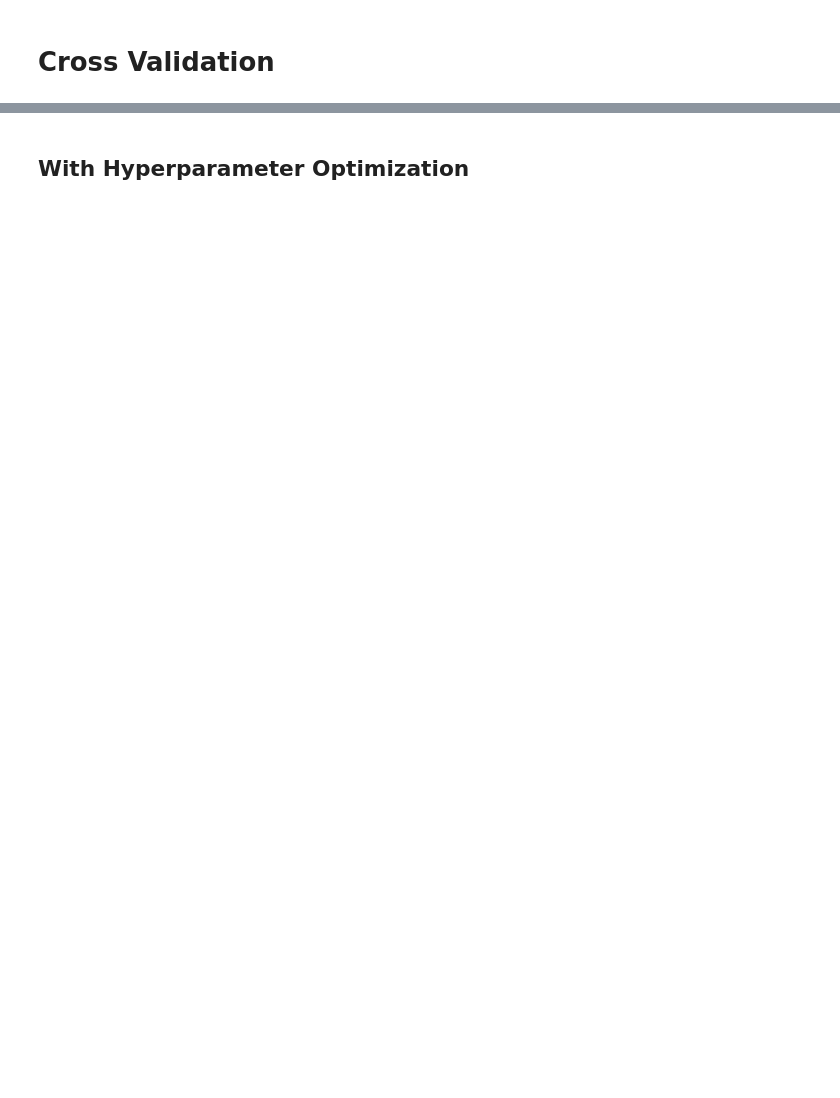
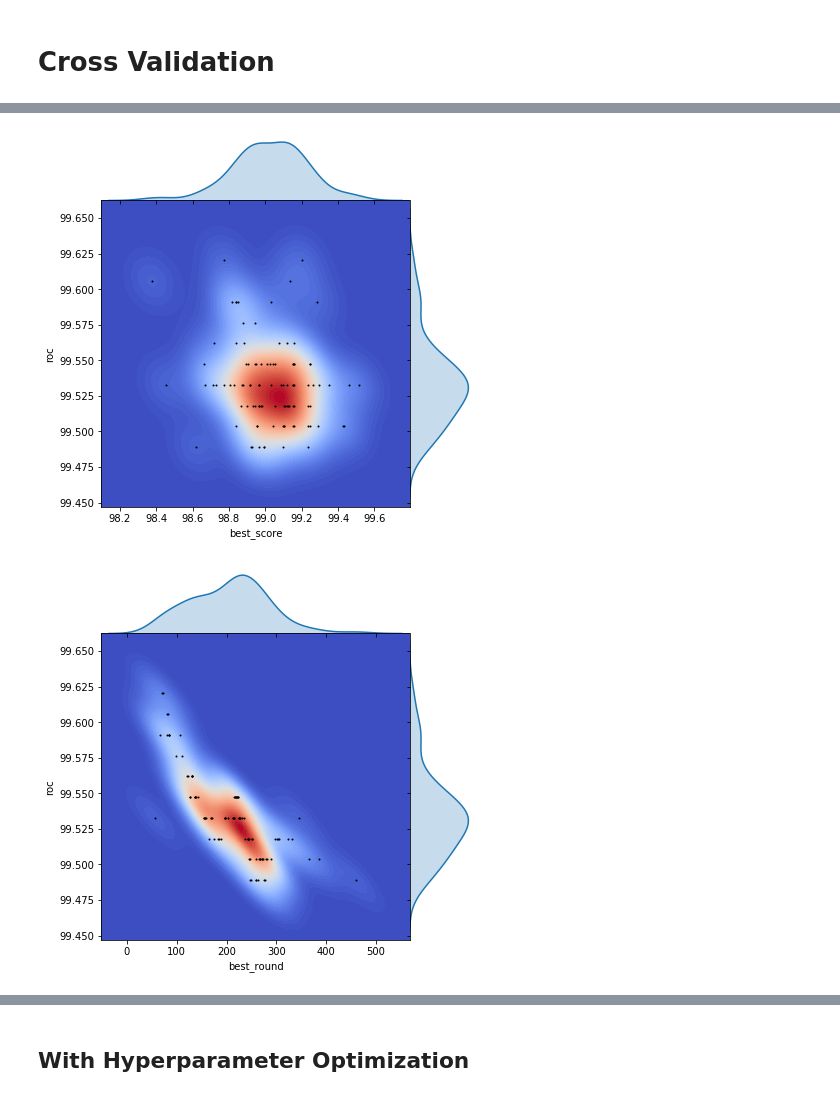
Before and after one commit to goerlitz/binary-classification, a Jupyter notebook: wisconsin-breast-cancer/wdbc_xgboost_randomness.ipynb, the cells around one changed output, grey strips where cells are left out. Drawn from its saved outputs; the diff is of its cells as text; code cells hidden in the pictures; blank space fills up the shorter version.

```diff
--- a/wisconsin-breast-cancer/wdbc_xgboost_randomness.ipynb
+++ b/wisconsin-breast-cancer/wdbc_xgboost_randomness.ipynb
@@ -240,0 +313,9 @@ MEAN: roc_auc=0.9910, accuracy=0.9622
+# %%
+test_results = []
+start = time()
+for round in df_cv.best_round.astype(int):
+    bst = xgb.train(params, train, round+1)
+    y_hat = bst.predict(test)
+    metrics = eval_metrics(y_test, y_hat)
+    test_results.append(metrics)
+print("took %.1f seconds" % (time() - start))
@@ -240,0 +324,7 @@ MEAN: roc_auc=0.9910, accuracy=0.9622
+# %%
+df_tst_res = pd.DataFrame(test_results)
+joint_plot(df_cv.best_score*100, df_tst_res.roc*100)
+joint_plot(df_cv.best_round, df_tst_res.roc*100)
+# %% [output]
+[figure, added]
+[figure, added]
```
Also changed, not shown: parts of 21 cells of this notebook.
